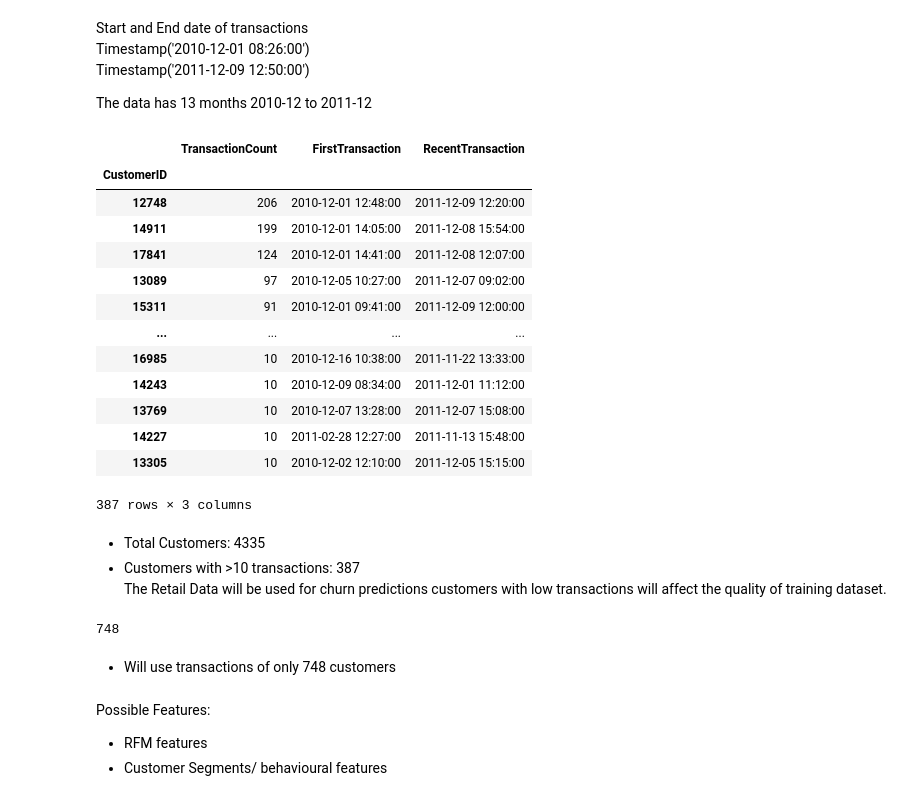
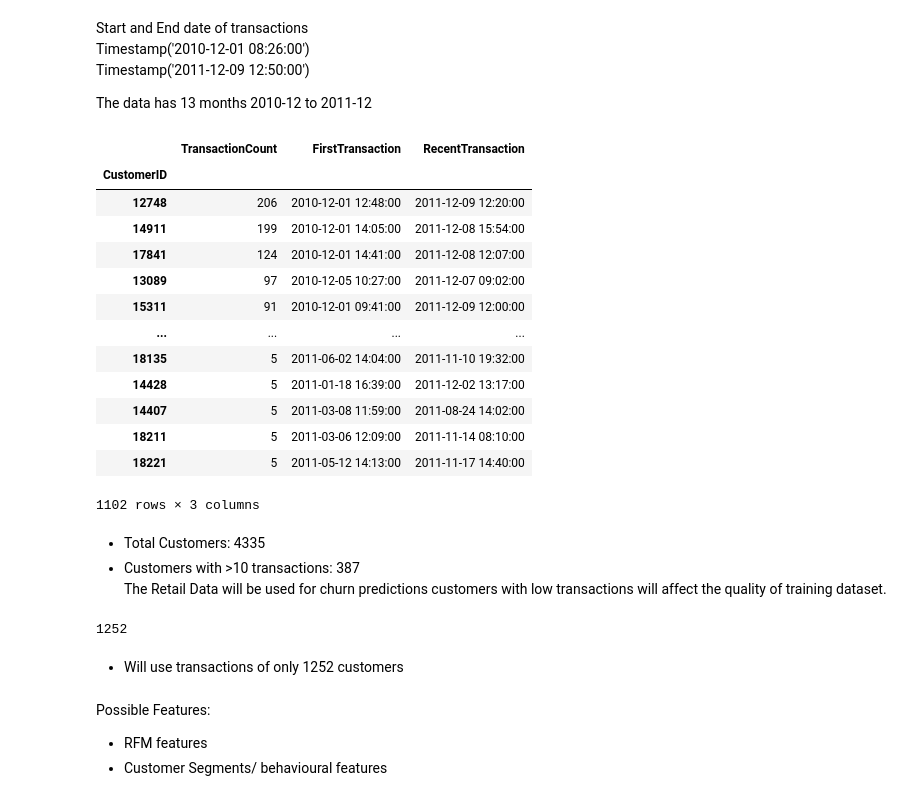
Before and after one commit to syLvester03/Profitability-Evaluation-In-Customer-Churn-In-Sales, a Jupyter notebook: UCI_Retail/Notebooks/Preprocessing.ipynb, the cells around one changed output. Cells and saved outputs as stored; diff of their text form; code cells hidden in the pictures.

Commit message:
Updated churn criteria

```diff
--- a/UCI_Retail/Notebooks/Preprocessing.ipynb
+++ b/UCI_Retail/Notebooks/Preprocessing.ipynb
@@ -4,7 +4,7 @@ Using UCI Online Retail Sales Dataset
 # %%
 import pandas as pd
 import numpy as np
-df = pd.read_csv("Online Retail Cleaned.csv")
+df = pd.read_csv(r"E:\Projects\DataScience\CustomerChurn_PaperImplementation\UCI_Retail\Data\Online Retail Cleaned.csv")
 # %%
 info_org = df.info()
 # %% [output]
@@ -107,27 +107,27 @@ The data has 13 months 2010-12 to 2011-12
 # %%
 cust_grp = df.groupby('CustomerID')
 cust_transactions = cust_grp.agg(
     TransactionCount = ('InvoiceNo', 'nunique'),
     FirstTransaction = ('InvoiceDate', 'min'),
     RecentTransaction = ('InvoiceDate', 'max')
 ).sort_values(by='TransactionCount', ascending=False)
 cust_transactions
-cust_transactions[(cust_transactions['TransactionCount']>=10)]
+cust_transactions[(cust_transactions['TransactionCount']>=5)]
 # %% [output]
 |  | TransactionCount | FirstTransaction | RecentTransaction |
 | CustomerID |  |  |  |
 | 12748 | 206 | 2010-12-01 12:48:00 | 2011-12-09 12:20:00 |
 | 14911 | 199 | 2010-12-01 14:05:00 | 2011-12-08 15:54:00 |
 | 17841 | 124 | 2010-12-01 14:41:00 | 2011-12-08 12:07:00 |
 | 13089 | 97 | 2010-12-05 10:27:00 | 2011-12-07 09:02:00 |
 | 15311 | 91 | 2010-12-01 09:41:00 | 2011-12-09 12:00:00 |
 | ... | ... | ... | ... |
-| 16985 | 10 | 2010-12-16 10:38:00 | 2011-11-22 13:33:00 |
-| 14243 | 10 | 2010-12-09 08:34:00 | 2011-12-01 11:12:00 |
-| 13769 | 10 | 2010-12-07 13:28:00 | 2011-12-07 15:08:00 |
-| 14227 | 10 | 2011-02-28 12:27:00 | 2011-11-13 15:48:00 |
-| 13305 | 10 | 2010-12-02 12:10:00 | 2011-12-05 15:15:00 |
+| 18135 | 5 | 2011-06-02 14:04:00 | 2011-11-10 19:32:00 |
+| 14428 | 5 | 2011-01-18 16:39:00 | 2011-12-02 13:17:00 |
+| 14407 | 5 | 2011-03-08 11:59:00 | 2011-08-24 14:02:00 |
+| 18211 | 5 | 2011-03-06 12:09:00 | 2011-11-14 08:10:00 |
+| 18221 | 5 | 2011-05-12 14:13:00 | 2011-11-17 14:40:00 |
-387 rows × 3 columns
+1102 rows × 3 columns
 # %% [markdown]
 - Total Customers: 4335
 - Customers with >10 transactions: 387
@@ -139,9 +139,8 @@ high_tran_cust = cust_transactions[cust_transactions['TransactionCount'] >= 10].
 # %%
-high_tran_cust.size + old_cust_low_tran.size
 # %% [output]
-748
+1252
 # %% [markdown]
-- Will use transactions of only 748 customers
+- Will use transactions of only 1252 customers
 # %% [markdown]
 Possible Features:
 - RFM features
```
Also changed, not shown: parts of 8 cells of this notebook, 1 other file.
